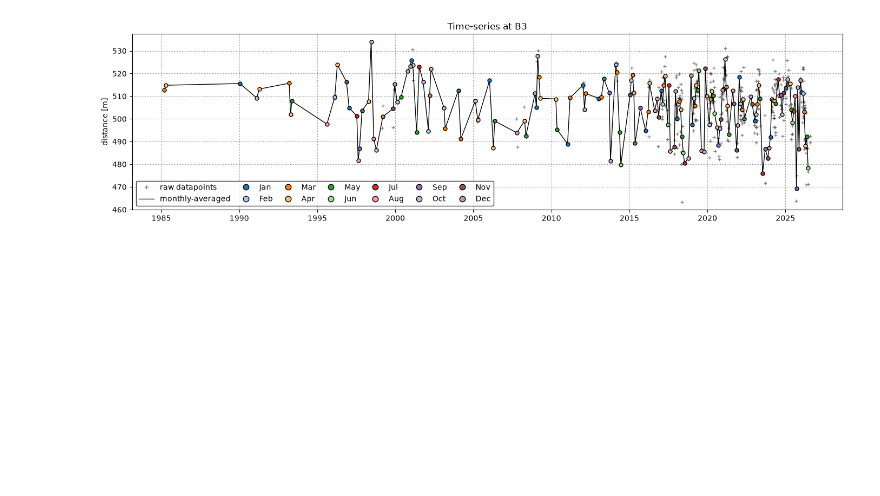
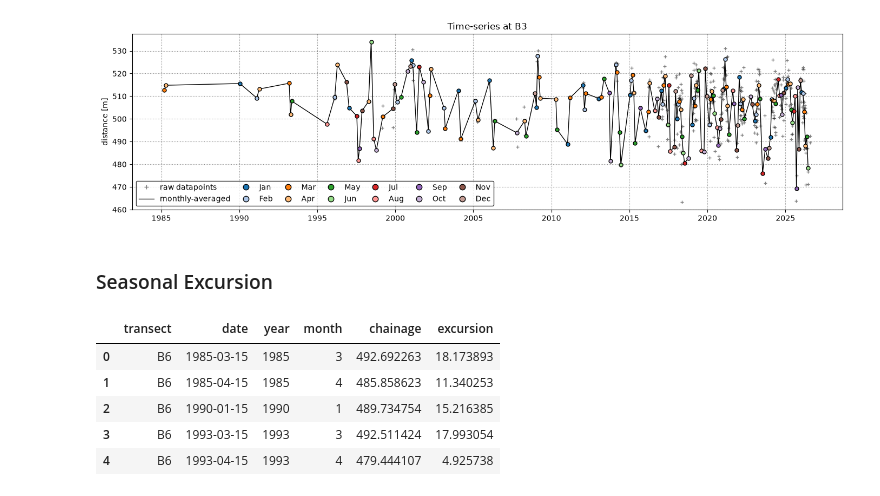
Before and after one commit to mdelemosschaper/quintaplaya, a Jupyter notebook: notebooks/marcus_shorelines.ipynb, the cells around one changed output. Drawn from its saved outputs; the diff is of its cells as text; code cells hidden in the pictures; blank space fills up the shorter version.

```diff
--- a/notebooks/marcus_shorelines.ipynb
+++ b/notebooks/marcus_shorelines.ipynb
@@ -215,3 +217,27 @@ for key, chainage in cross_distance.items():
 [figure]
 [figure]
 [figure]
+# %% [markdown]
+### Seasonal Excursion
+# %%
+# ---- 1. Monthly averages into one long dataframe ----
+rows = []
+for key, chainage in cross_distance.items():
+    ok = ~np.isnan(chainage)
+    d_ok = [dates[i] for i in np.where(ok)[0]]
+    _, dates_m, chain_m, month_ts = monthly_average(d_ok, chainage[ok])
+    for d, c, m in zip(dates_m, chain_m, month_ts):
+        rows.append({'transect': key, 'date': d, 'year': d.year, 'month': m, 'chainage': c})
+
+df_monthly = pd.DataFrame(rows)
+
+# excursion = monthly value minus that transect's long-term mean, so transects are comparable
+df_monthly['excursion'] = df_monthly['chainage'] - df_monthly.groupby('transect')['chainage'].transform('mean')
+df_monthly.head()
+# %% [output]
+|  | transect | date | year | month | chainage | excursion |
+| 0 | B6 | 1985-03-15 | 1985 | 3 | 492.692263 | 18.173893 |
+| 1 | B6 | 1985-04-15 | 1985 | 4 | 485.858623 | 11.340253 |
+| 2 | B6 | 1990-01-15 | 1990 | 1 | 489.734754 | 15.216385 |
+| 3 | B6 | 1993-03-15 | 1993 | 3 | 492.511424 | 17.993054 |
+| 4 | B6 | 1993-04-15 | 1993 | 4 | 479.444107 | 4.925738 |
```
Also changed, not shown: parts of 4 cells of this notebook.
